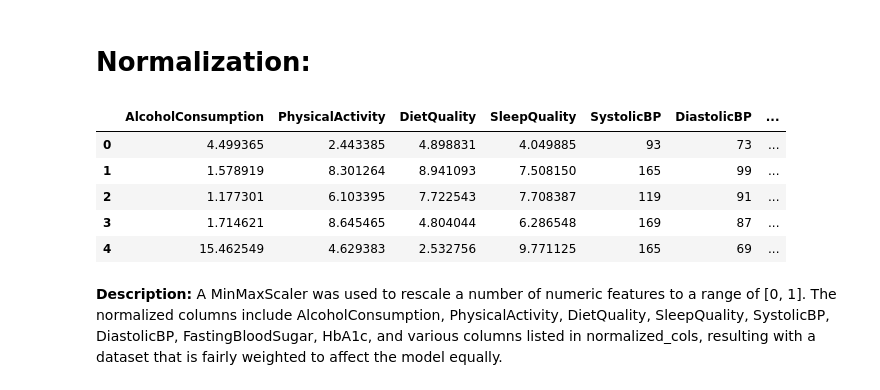
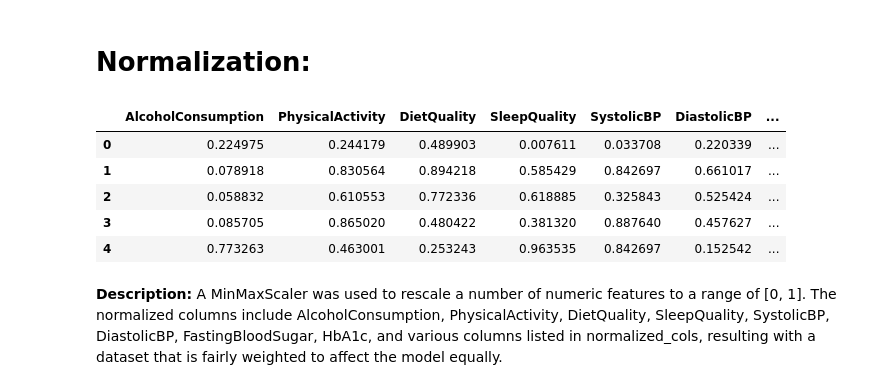
Before and after one commit to alanoudalsanad/Mining-project, a Jupyter notebook: Phase2.ipynb, the cells around one changed output. Cells and saved outputs as stored; diff of their text form; code cells hidden in the pictures.

```diff
--- a/Phase2.ipynb
+++ b/Phase2.ipynb
@@ -424,31 +424,31 @@ print(df_preprocessed[['Age', 'BMI']].head(10))
 # %%
 # Define the list of columns to normalize.
 normalize_cols = [
     'AlcoholConsumption', 'PhysicalActivity', 'DietQuality', 'SleepQuality',
     'SystolicBP', 'DiastolicBP', 'FastingBloodSugar', 'HbA1c', 'SerumCreatinine', 'BUNLevels',
     'CholesterolTotal', 'CholesterolLDL', 'CholesterolHDL','CholesterolTriglycerides',
      'FatigueLevels', 'QualityofLifeScore', 'MedicalCheckupsFrequency',
     'MedicationAdherence', 'HealthLiteracy'
 ]
 
 # Create a list of columns that exist in the DataFrame to avoid errors.
-cols_to_apply = [col for col in normalize_cols if col in df.columns]
+cols_to_apply = [col for col in normalize_cols if col in df_preprocessed.columns]
 
 
 if cols_to_apply:
     scaler = MinMaxScaler()
-    df[cols_to_apply] = scaler.fit_transform(df_preprocessed[cols_to_apply])
+    df_preprocessed[cols_to_apply] = scaler.fit_transform(df_preprocessed[cols_to_apply])
 
 # Show all columns without truncation.
 pd.set_option('display.max_columns', None)
 df_preprocessed[cols_to_apply].head()
 # %% [output]
 |  | AlcoholConsumption | PhysicalActivity | DietQuality | SleepQuality | SystolicBP | DiastolicBP | ... |
-| 0 | 4.499365 | 2.443385 | 4.898831 | 4.049885 | 93 | 73 | ... |
-| 1 | 1.578919 | 8.301264 | 8.941093 | 7.508150 | 165 | 99 | ... |
-| 2 | 1.177301 | 6.103395 | 7.722543 | 7.708387 | 119 | 91 | ... |
-| 3 | 1.714621 | 8.645465 | 4.804044 | 6.286548 | 169 | 87 | ... |
-| 4 | 15.462549 | 4.629383 | 2.532756 | 9.771125 | 165 | 69 | ... |
+| 0 | 0.224975 | 0.244179 | 0.489903 | 0.007611 | 0.033708 | 0.220339 | ... |
+| 1 | 0.078918 | 0.830564 | 0.894218 | 0.585429 | 0.842697 | 0.661017 | ... |
+| 2 | 0.058832 | 0.610553 | 0.772336 | 0.618885 | 0.325843 | 0.525424 | ... |
+| 3 | 0.085705 | 0.865020 | 0.480422 | 0.381320 | 0.887640 | 0.457627 | ... |
+| 4 | 0.773263 | 0.463001 | 0.253243 | 0.963535 | 0.842697 | 0.152542 | ... |
 # %% [markdown]
 **Description:** A MinMaxScaler was used to rescale a number of numeric features to a range of [0, 1]. The normalized columns include AlcoholConsumption, PhysicalActivity, DietQuality, SleepQuality, SystolicBP, DiastolicBP, FastingBloodSugar, HbA1c, and various columns listed in normalized_cols, resulting with a dataset that is fairly weighted to affect the model equally.
 # %% [markdown]
```
Also changed, not shown: parts of 1 cell of this notebook, 1 other file.
